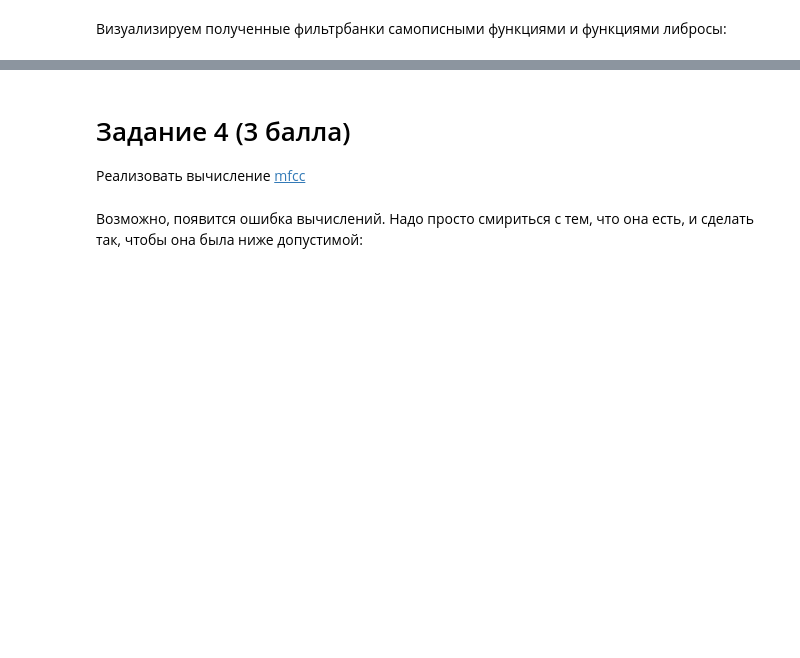
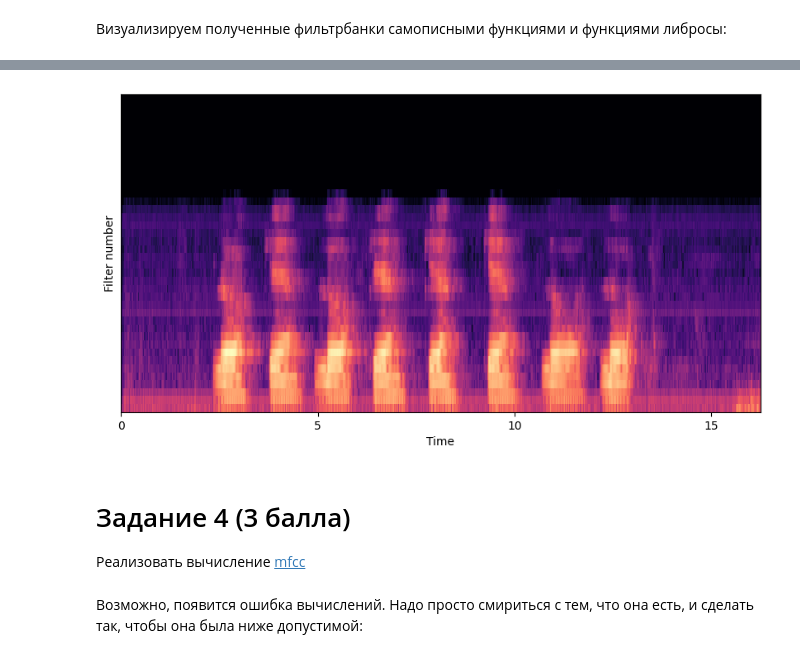
Before and after one commit to ivanVgusev/DSP, a Jupyter notebook: lab4.ipynb, the cells around one changed output, grey strips where cells are left out. Saved outputs shown, nothing was run; the diff lists cells and outputs as text; code cells hidden in the pictures; blank space fills up the shorter version.

```diff
--- a/lab4.ipynb
+++ b/lab4.ipynb
@@ -211,9 +243,11 @@ plt.show()
 # %%
-fbanks_lib = librosa.feature.melspectrogram(wav, sr, n_fft=n_fft, hop_length=hop_length, n_mels=n_fbanks, htk=True)
+fbanks_lib = librosa.feature.melspectrogram(y = wav, sr = sr, n_fft=n_fft, hop_length=hop_length, n_mels=n_fbanks, htk=True)
 plt.figure(figsize=(10,5))
 librosa.display.specshow(librosa.power_to_db(fbanks_lib), sr=sr, x_axis='time')
 plt.ylabel("Filter number")
 plt.show()
+# %% [output]
+[figure, added]
 # %% [markdown]
 # Задание 4 (3 балла)
 Реализовать вычисление [mfcc](https://en.wikipedia.org/wiki/Mel-frequency_cepstrum)
```
Also changed, not shown: parts of 13 cells of this notebook.
